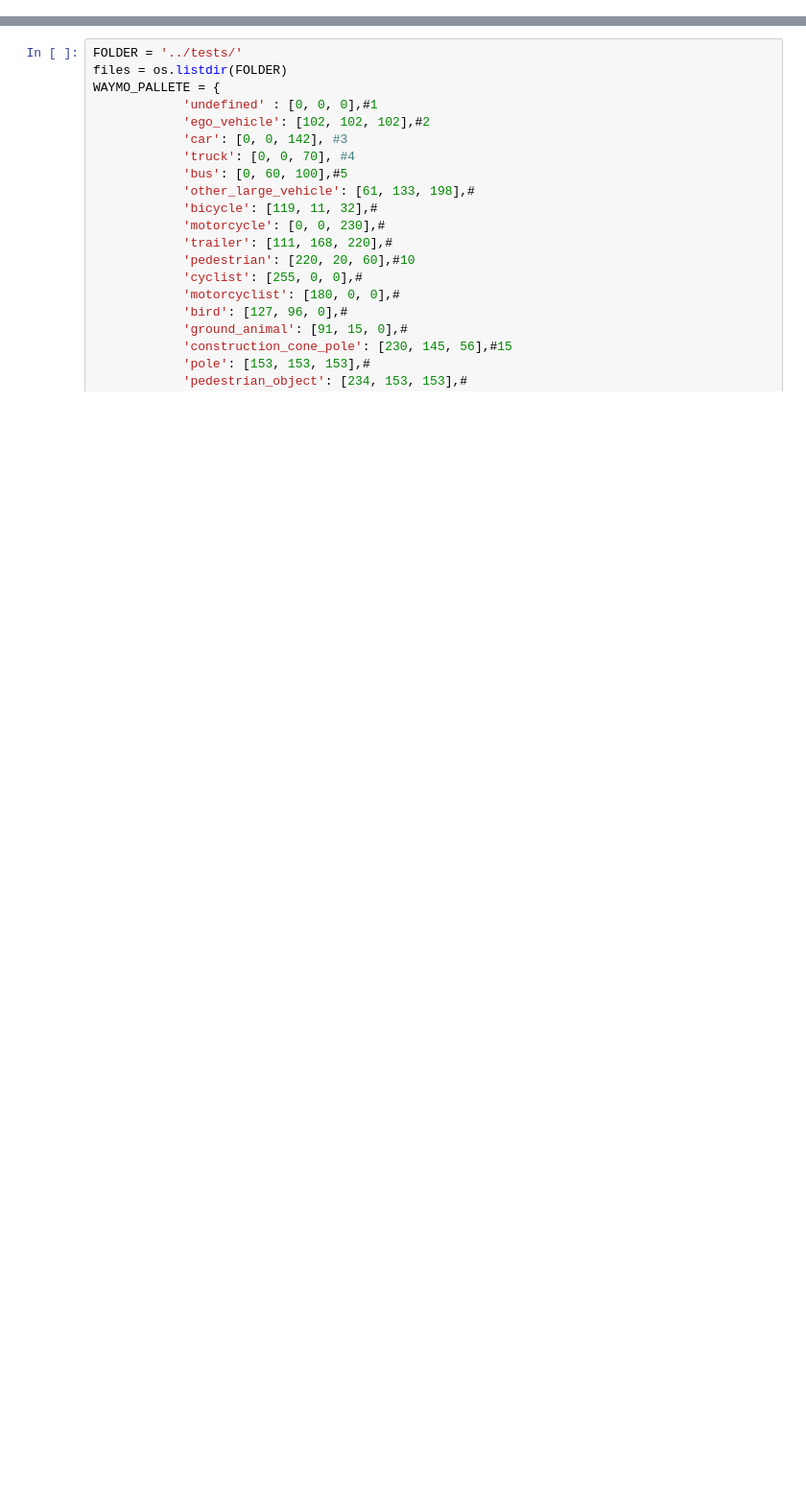
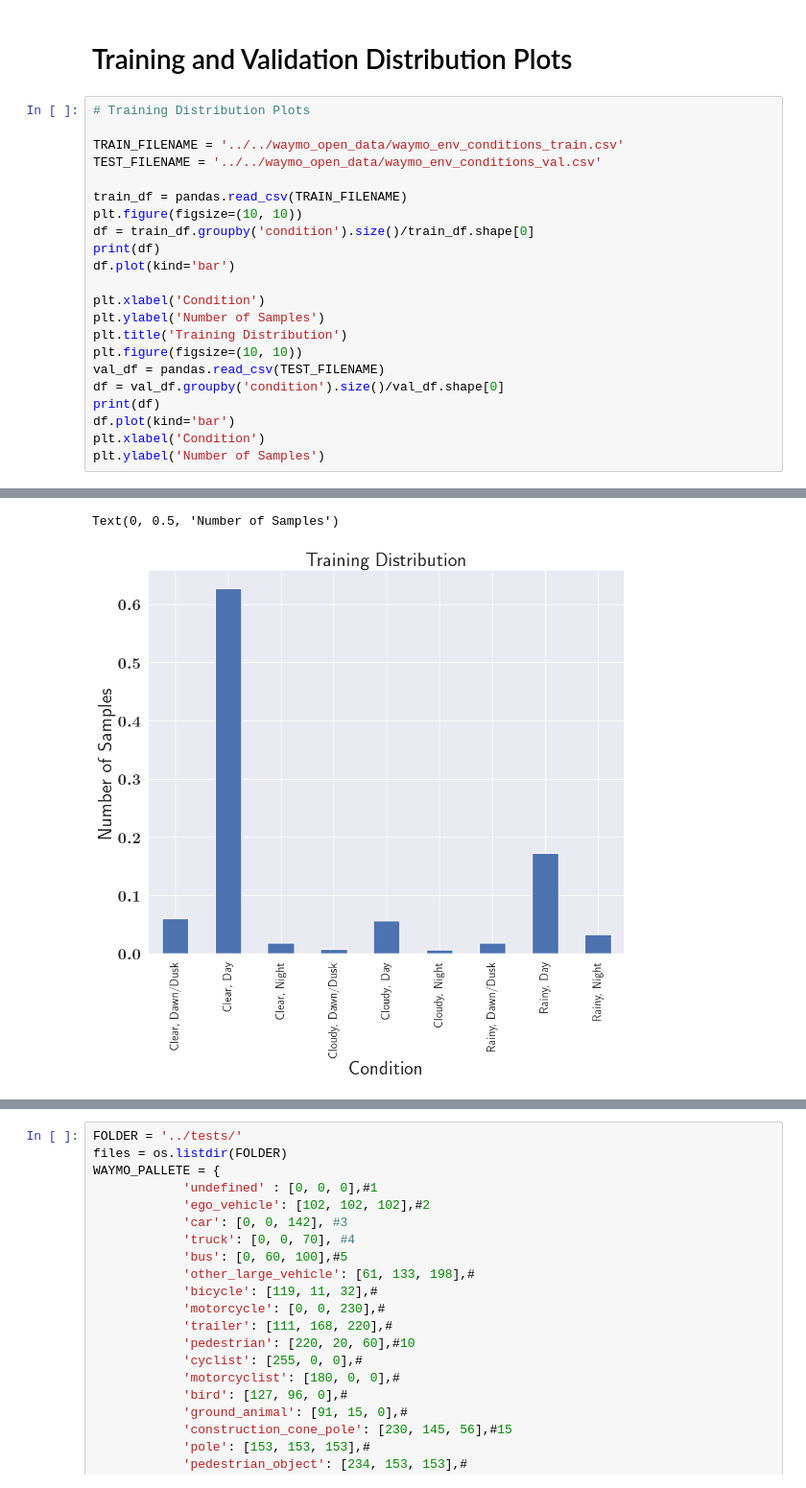
Before and after one commit to UTAustin-SwarmLab/SynDiff-AD, a Jupyter notebook: lang_cond_task_adv_augmentation/avcv/experiments/results.ipynb, the cells around one changed output, grey strips where cells are left out. Shown at 96% size. Cells and saved outputs as stored; diff of their text form; blank space fills up the shorter version.

```diff
--- a/lang_cond_task_adv_augmentation/avcv/experiments/results.ipynb
+++ b/lang_cond_task_adv_augmentation/avcv/experiments/results.ipynb
@@ -11,0 +16,25 @@ from matplotlib import pyplot as plt
+# %% [markdown]
+# Training and Validation Distribution Plots
+# %%
+# Training Distribution Plots
+
+TRAIN_FILENAME = '../../waymo_open_data/waymo_env_conditions_train.csv'
+TEST_FILENAME = '../../waymo_open_data/waymo_env_conditions_val.csv'
+
+train_df = pandas.read_csv(TRAIN_FILENAME)
+plt.figure(figsize=(10, 10))
+df = train_df.groupby('condition').size()/train_df.shape[0]
+print(df)
+df.plot(kind='bar')
+
+plt.xlabel('Condition')
+plt.ylabel('Number of Samples')
+plt.title('Training Distribution')
+plt.figure(figsize=(10, 10))
+val_df = pandas.read_csv(TEST_FILENAME)
+df = val_df.groupby('condition').size()/val_df.shape[0]
+print(df)
+df.plot(kind='bar')
+plt.xlabel('Condition')
+plt.ylabel('Number of Samples')
+# %% [output]
@@ -11,0 +58,2 @@ from matplotlib import pyplot as plt
+Text(0, 0.5, 'Number of Samples')
+[figure, added]
```
Also changed, not shown: parts of 15 cells of this notebook.
